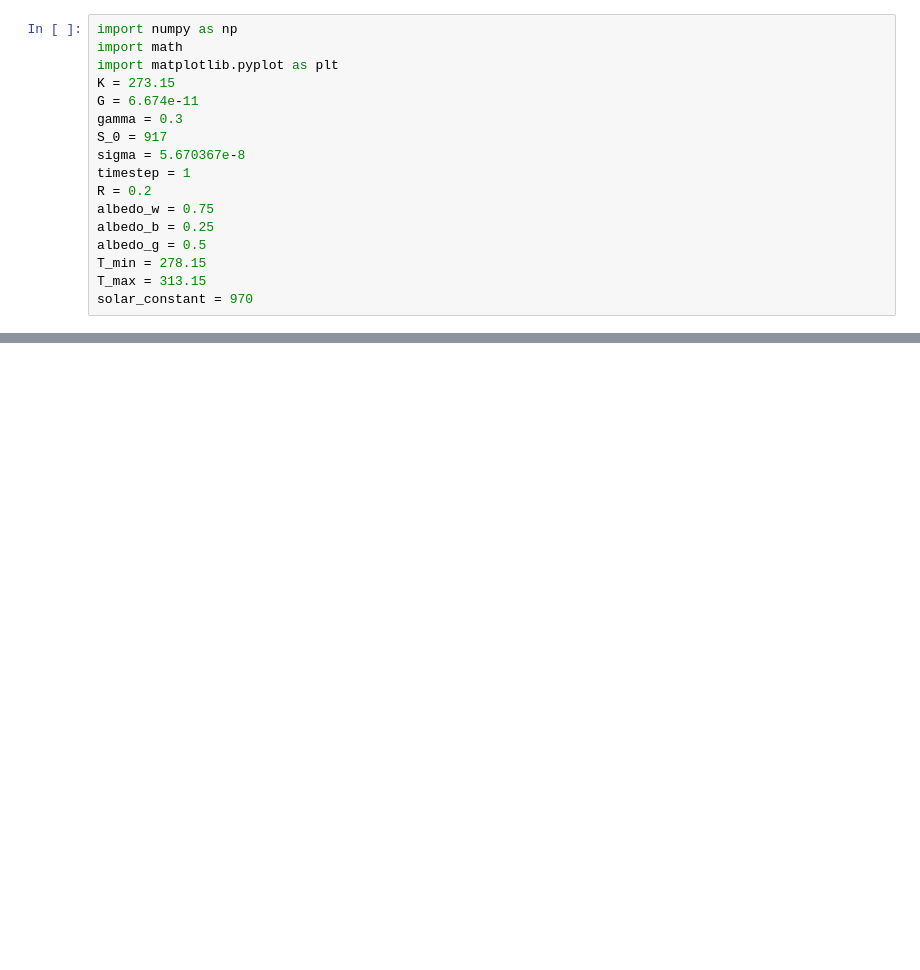
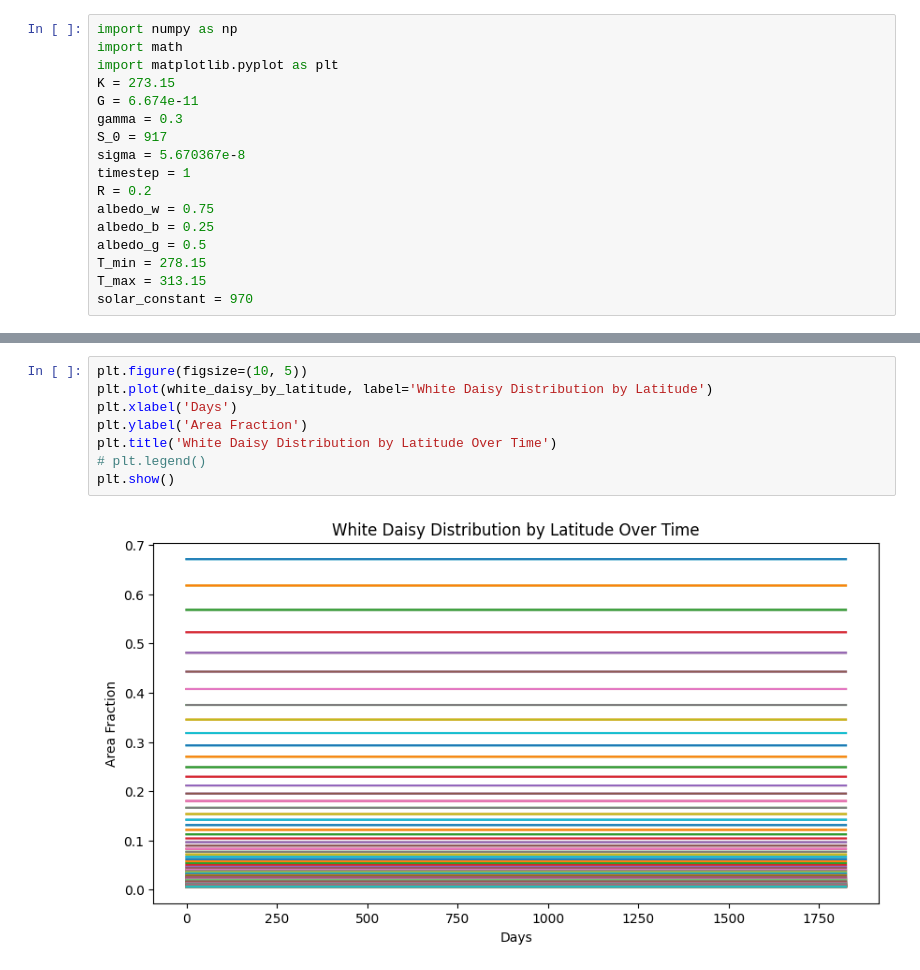
Before and after one commit to ethan-nt/SP3275, a Jupyter notebook: Code.ipynb, the cells around one changed output, grey strips where cells are left out. Saved outputs shown, nothing was run; the diff lists cells and outputs as text; blank space fills up the shorter version.

```diff
--- a/Code.ipynb
+++ b/Code.ipynb
@@ -56,0 +147,10 @@ def area_fraction(latitude):
+# %%
+plt.figure(figsize=(10, 5))
+plt.plot(white_daisy_by_latitude, label='White Daisy Distribution by Latitude')
+plt.xlabel('Days')
+plt.ylabel('Area Fraction')
+plt.title('White Daisy Distribution by Latitude Over Time')
+# plt.legend()
+plt.show()
+# %% [output]
+[figure, added]
```
Also changed, not shown: parts of 24 cells of this notebook.
